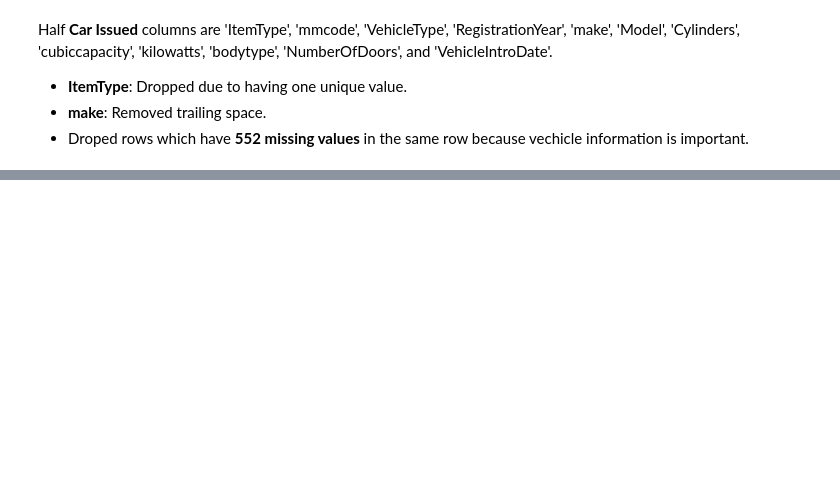
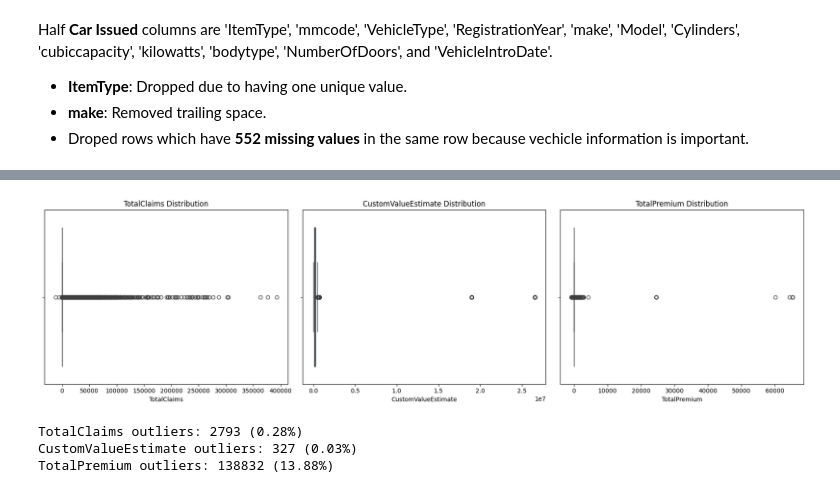
Before and after one commit to Martha3001/insurance-risk-analytics-week3, a Jupyter notebook: notebooks/visualization.ipynb, the cells around one changed output, grey strips where cells are left out. Drawn from its saved outputs; the diff is of its cells as text; code cells hidden in the pictures; blank space fills up the shorter version.

```diff
--- a/notebooks/visualization.ipynb
+++ b/notebooks/visualization.ipynb
@@ -105,0 +162,24 @@ Half **Car Issued** columns are 'ItemType', 'mmcode',
+# %%
+financial_vars = ['TotalClaims', 'CustomValueEstimate', 'TotalPremium']
+
+# Distribution Analysis
+fig, axes = plt.subplots(1, 3, figsize=(18,5))
+for i, var in enumerate(financial_vars):
+    sns.boxplot(x=df[var], ax=axes[i])
+    axes[i].set_title(f'{var} Distribution')
+plt.tight_layout()
+plt.show()
+
+# Outlier Detection
+outliers = {}
+for var in financial_vars:
+    q1 = df[var].quantile(0.25)
+    q3 = df[var].quantile(0.75)
+    iqr = q3 - q1
+    outliers[var] = df[(df[var] > q3 + 3*iqr) | (df[var] < q1 - 3*iqr)]
+    print(f"{var} outliers: {len(outliers[var])} ({len(outliers[var])/len(df):.2%})")
+# %% [output]
+[figure, added]
+TotalClaims outliers: 2793 (0.28%)
+CustomValueEstimate outliers: 327 (0.03%)
+TotalPremium outliers: 138832 (13.88%)
```
Also changed, not shown: parts of 8 cells of this notebook.
